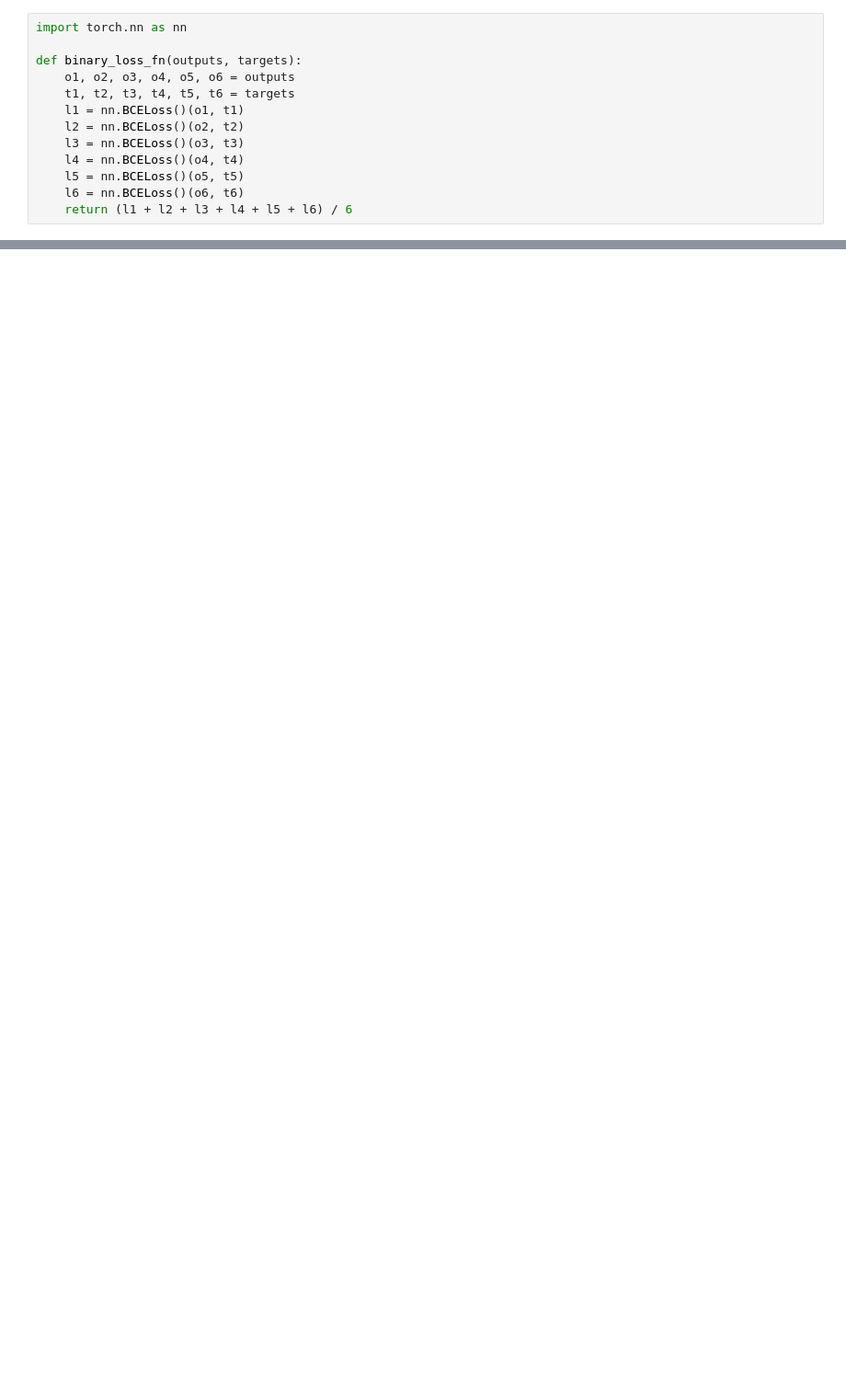
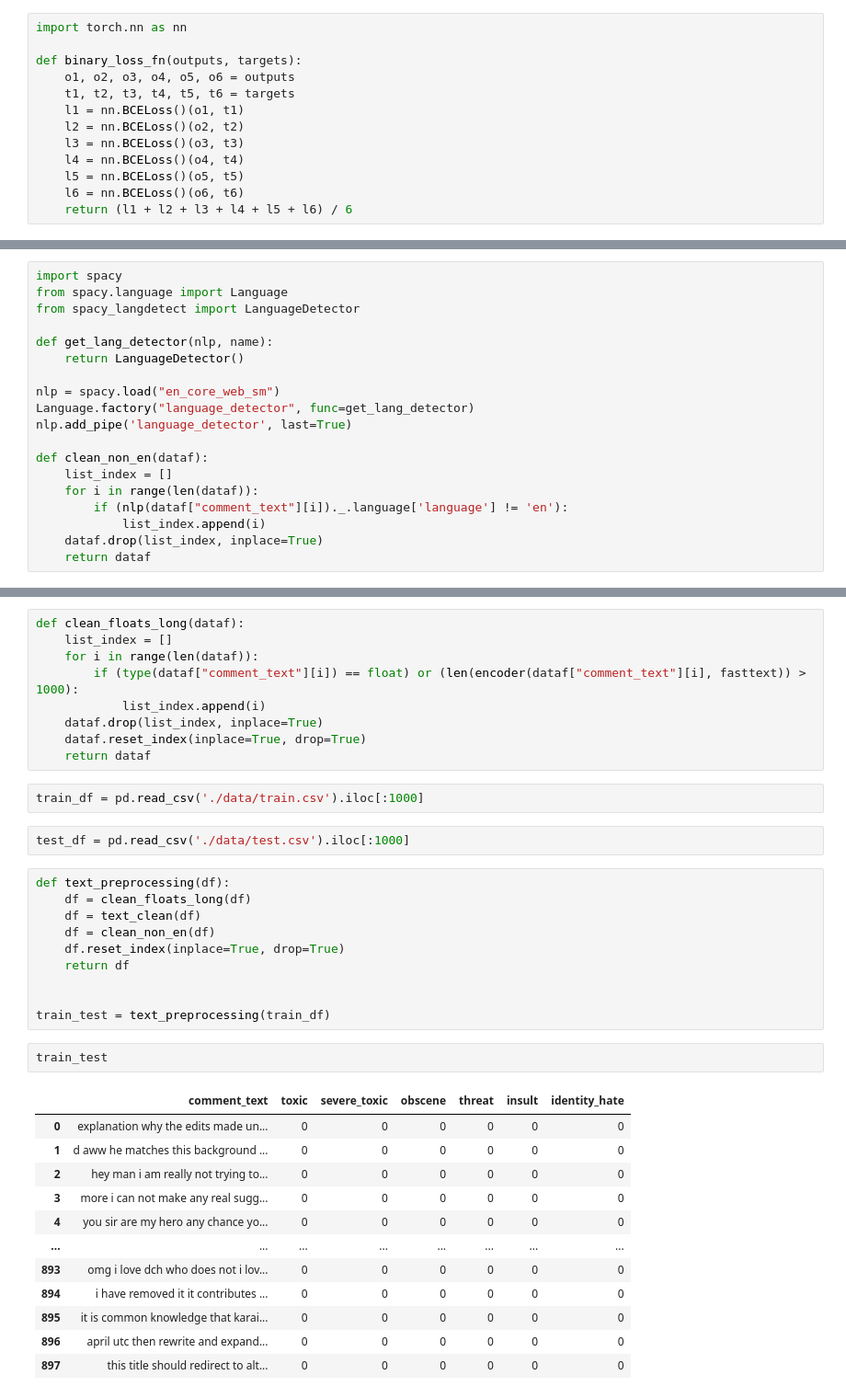
Before and after one commit to fvarelacid/strive-projects, a Jupyter notebook: NLP_Toxicity/main.ipynb, the cells around one changed output, grey strips where cells are left out. Shown at 92% size. Drawn from its saved outputs; the diff is of its cells as text; blank space fills up the shorter version.

```diff
--- a/NLP_Toxicity/main.ipynb
+++ b/NLP_Toxicity/main.ipynb
@@ -849,0 +862,19 @@ tensor([[0.1498, 0.1146, 0.1593, 0.2198, 0.1827, 0.1738]],
+# %%
+import spacy
+from spacy.language import Language
+from spacy_langdetect import LanguageDetector
+
+def get_lang_detector(nlp, name):
+    return LanguageDetector()
+
+nlp = spacy.load("en_core_web_sm")
+Language.factory("language_detector", func=get_lang_detector)
+nlp.add_pipe('language_detector', last=True)
+
+def clean_non_en(dataf):
+    list_index = []
+    for i in range(len(dataf)):
+        if (nlp(dataf["comment_text"][i])._.language['language'] != 'en'):
+            list_index.append(i)
+    dataf.drop(list_index, inplace=True)
+    return dataf
@@ -849,0 +883,38 @@ tensor([[0.1498, 0.1146, 0.1593, 0.2198, 0.1827, 0.1738]],
+# %%
+def clean_floats_long(dataf):
+    list_index = []
+    for i in range(len(dataf)):
+        if (type(dataf["comment_text"][i]) == float) or (len(encoder(dataf["comment_text"][i], fasttext)) > 1000):
+            list_index.append(i)
+    dataf.drop(list_index, inplace=True)
+    dataf.reset_index(inplace=True, drop=True)
+    return dataf
+# %%
+train_df = pd.read_csv('./data/train.csv').iloc[:1000]
+# %%
+test_df = pd.read_csv('./data/test.csv').iloc[:1000]
+# %%
+def text_preprocessing(df):
+    df = clean_floats_long(df)
+    df = text_clean(df)
+    df = clean_non_en(df)
+    df.reset_index(inplace=True, drop=True)
+    return df
+
+
+train_test = text_preprocessing(train_df)
+# %%
+train_test
+# %% [output]
+|  | comment_text | toxic | severe_toxic | obscene | threat | insult | identity_hate |
+| 0 | explanation why the edits made un... | 0 | 0 | 0 | 0 | 0 | 0 |
+| 1 | d aww he matches this background ... | 0 | 0 | 0 | 0 | 0 | 0 |
+| 2 | hey man i am really not trying to... | 0 | 0 | 0 | 0 | 0 | 0 |
+| 3 | more i can not make any real sugg... | 0 | 0 | 0 | 0 | 0 | 0 |
+| 4 | you sir are my hero any chance yo... | 0 | 0 | 0 | 0 | 0 | 0 |
+| ... | ... | ... | ... | ... | ... | ... | ... |
+| 893 | omg i love dch who does not i lov... | 0 | 0 | 0 | 0 | 0 | 0 |
+| 894 | i have removed it it contributes ... | 0 | 0 | 0 | 0 | 0 | 0 |
+| 895 | it is common knowledge that karai... | 0 | 0 | 0 | 0 | 0 | 0 |
+| 896 | april utc then rewrite and expand... | 0 | 0 | 0 | 0 | 0 | 0 |
+| 897 | this title should redirect to alt... | 0 | 0 | 0 | 0 | 0 | 0 |
```
Also changed, not shown: parts of 47 cells of this notebook, 45 other files.
